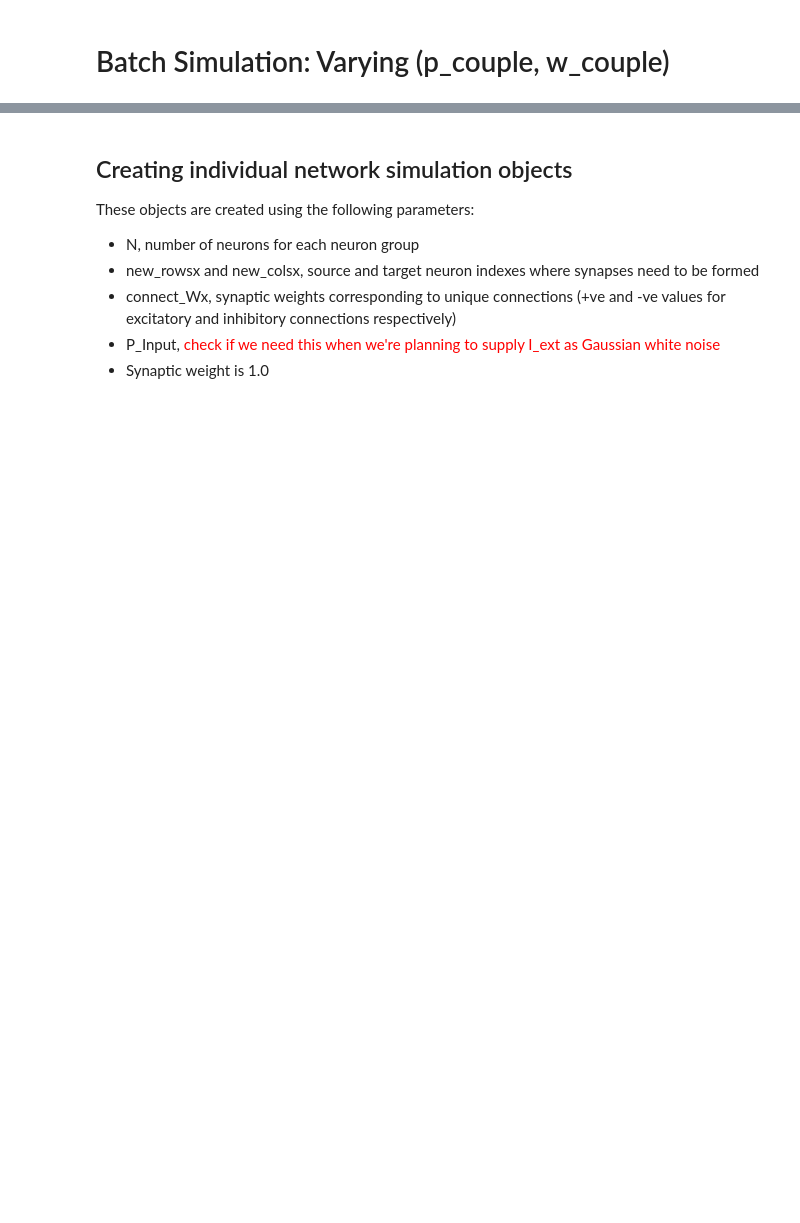
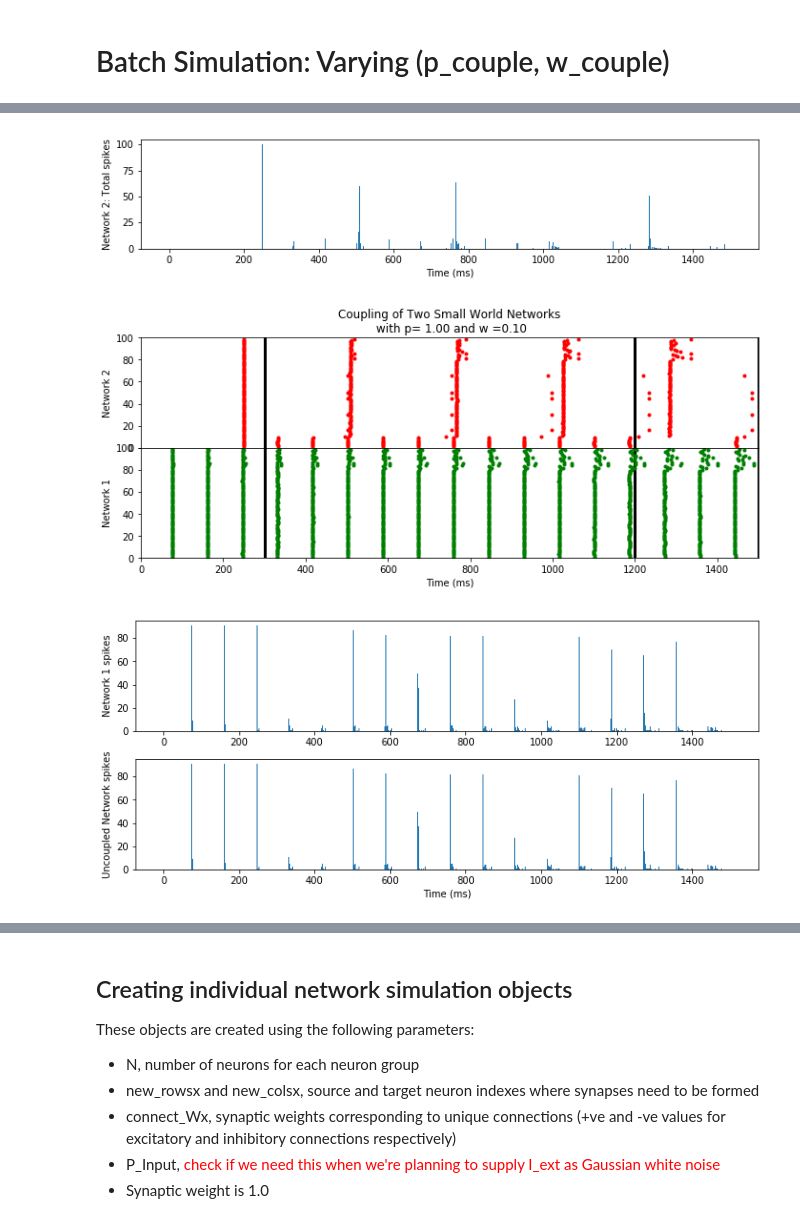
Before and after one commit to KokilaP/Neural-Networks, a Jupyter notebook: N2_BatchSimModel.ipynb, the cells around one changed output, grey strips where cells are left out. Saved outputs shown, nothing was run; the diff lists cells and outputs as text; code cells hidden in the pictures; blank space fills up the shorter version.

```diff
--- a/N2_BatchSimModel.ipynb
+++ b/N2_BatchSimModel.ipynb
@@ -1075,0 +1066,6 @@ batch_plot(datastream[3][0],datastream[3][1],datastream[3][2],datastream[3][3],d
+# %%
+batch_plot(datastream,2)
+# %% [output]
+[figure, added]
+[figure, added]
+[figure, added]
```
Also changed, not shown: parts of 15 cells of this notebook.
